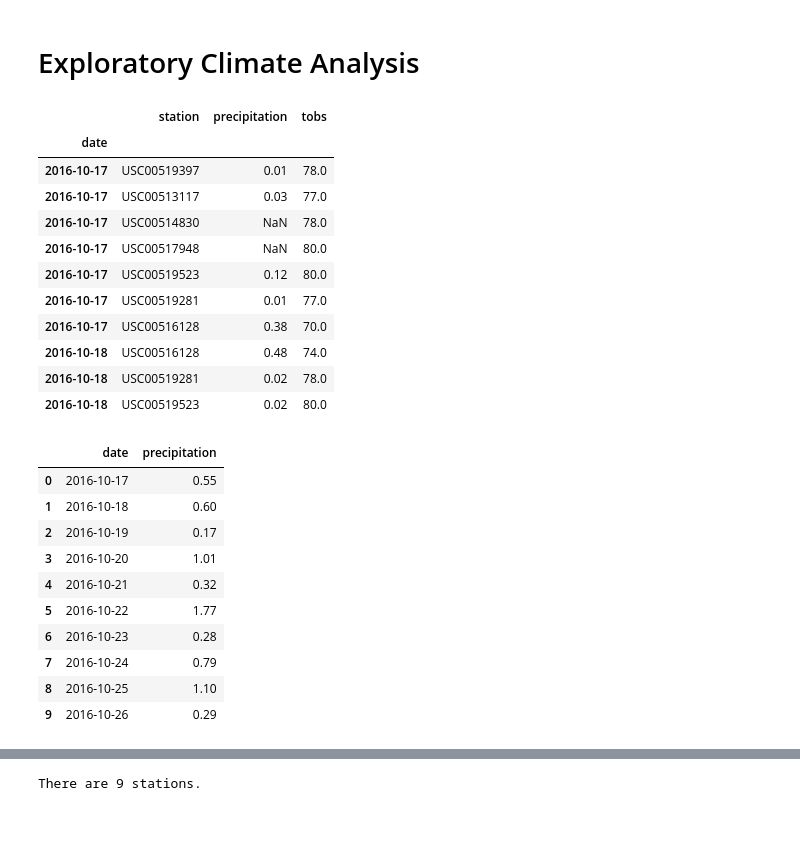
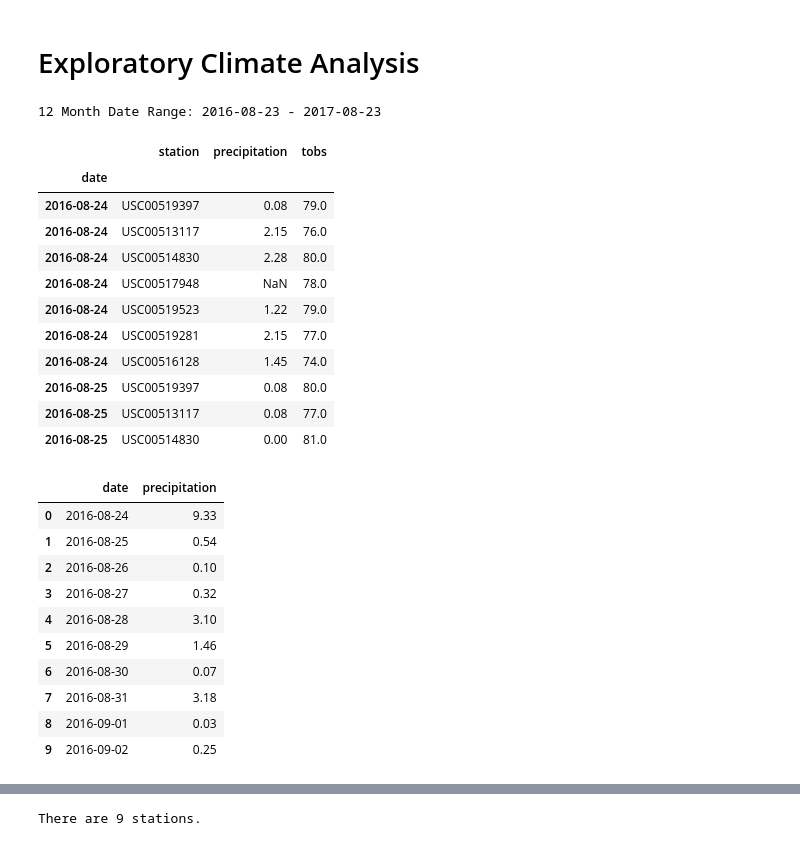
Before and after one commit to shuck0407/Data-Retrieval-11-Work, a Jupyter notebook: climate_starter.ipynb, the cells around one changed output, grey strips where cells are left out. Drawn from its saved outputs; the diff is of its cells as text; code cells hidden in the pictures.

```diff
--- a/climate_starter.ipynb
+++ b/climate_starter.ipynb
@@ -42,46 +42,56 @@ Station = Base.classes.station
 session = Session(engine)
 # %% [markdown]
 # Exploratory Climate Analysis
+# %%
+# Design a query to retrieve the last 12 months of precipitation data and plot the results
+
+#first get the maximum date from our sample data to see how up-to-date it is
+results = engine.execute('SELECT max(date) from Measurement').fetchall()
+
+max_date = results[0][0]
+
+end_date = datetime.strptime(max_date, '%Y-%m-%d').date()
+
+first_date = end_date - dt.timedelta(days=365)
+
+first_date = datetime.strftime(first_date, '%Y-%m-%d')
+
+print(f"12 Month Date Range: {first_date} - {end_date}")
+# %% [output]
+12 Month Date Range: 2016-08-23 - 2017-08-23
 # %%
-# Design a query to retrieve the last 12 months of precipitation data and plot the results
-session.query(Measurement.date, Measurement.station, Measurement.prcp, Measurement.tobs).\
-    filter(Measurement.date > '2016-07-31').\
-    order_by(Measurement.date).all()
-
-# Calculate the date 1 year ago from today
-
-last_year = dt.date.today() - dt.timedelta(days=2*365)
-last_year
+#Now query the precipitation data using the 12-month date range
 
 # Perform a query to retrieve the data and precipitation scores
 results = session.query(Measurement.date, Measurement.station, Measurement.prcp, Measurement.tobs).\
-    filter(Measurement.date > last_year).\
+    filter(Measurement.date > first_date).\
+    filter(Measurement.date < end_date).\
     order_by(Measurement.date).all()
 
 # Save the query results as a Pandas DataFrame and set the index to the date column
 
 df = pd.DataFrame(results[:])
 
 df = df.set_index('date')
 
 # Sort the dataframe by date
 df = df.sort_values('date')
 df = df.rename(columns={'prcp' : 'precipitation'})
 
 df.head(10)
 # %% [output]
 |  | station | precipitation | tobs |
 | date |  |  |  |
-| 2016-10-17 | USC00519397 | 0.01 | 78.0 |
-| 2016-10-17 | USC00513117 | 0.03 | 77.0 |
-| 2016-10-17 | USC00514830 | NaN | 78.0 |
-| 2016-10-17 | USC00517948 | NaN | 80.0 |
-| 2016-10-17 | USC00519523 | 0.12 | 80.0 |
-| 2016-10-17 | USC00519281 | 0.01 | 77.0 |
-| 2016-10-17 | USC00516128 | 0.38 | 70.0 |
-| 2016-10-18 | USC00516128 | 0.48 | 74.0 |
-| 2016-10-18 | USC00519281 | 0.02 | 78.0 |
-| 2016-10-18 | USC00519523 | 0.02 | 80.0 |
+| 2016-08-24 | USC00519397 | 0.08 | 79.0 |
+| 2016-08-24 | USC00513117 | 2.15 | 76.0 |
+| 2016-08-24 | USC00514830 | 2.28 | 80.0 |
+| 2016-08-24 | USC00517948 | NaN | 78.0 |
+| 2016-08-24 | USC00519523 | 1.22 | 79.0 |
+| 2016-08-24 | USC00519281 | 2.15 | 77.0 |
+| 2016-08-24 | USC00516128 | 1.45 | 74.0 |
+| 2016-08-25 | USC00519397 | 0.08 | 80.0 |
+| 2016-08-25 | USC00513117 | 0.08 | 77.0 |
+| 2016-08-25 | USC00514830 | 0.00 | 81.0 |
 # %%
 #We need to plot only the precipitation and date so get rid of the station and tobs columns
 # then group the data by date and summarize the precipitation
@@ -94,16 +104,16 @@ df_rain_groupby.reset_index(level=0, inplace=True)
 df_rain_groupby.head(10)
 # %% [output]
 |  | date | precipitation |
-| 0 | 2016-10-17 | 0.55 |
-| 1 | 2016-10-18 | 0.60 |
-| 2 | 2016-10-19 | 0.17 |
-| 3 | 2016-10-20 | 1.01 |
-| 4 | 2016-10-21 | 0.32 |
-| 5 | 2016-10-22 | 1.77 |
-| 6 | 2016-10-23 | 0.28 |
-| 7 | 2016-10-24 | 0.79 |
-| 8 | 2016-10-25 | 1.10 |
-| 9 | 2016-10-26 | 0.29 |
+| 0 | 2016-08-24 | 9.33 |
+| 1 | 2016-08-25 | 0.54 |
+| 2 | 2016-08-26 | 0.10 |
+| 3 | 2016-08-27 | 0.32 |
+| 4 | 2016-08-28 | 3.10 |
+| 5 | 2016-08-29 | 1.46 |
+| 6 | 2016-08-30 | 0.07 |
+| 7 | 2016-08-31 | 3.18 |
+| 8 | 2016-09-01 | 0.03 |
+| 9 | 2016-09-02 | 0.25 |
 # %%
 # Use Pandas Plotting with Matplotlib to plot the data
 
```
Also changed, not shown: parts of 9 cells of this notebook.
